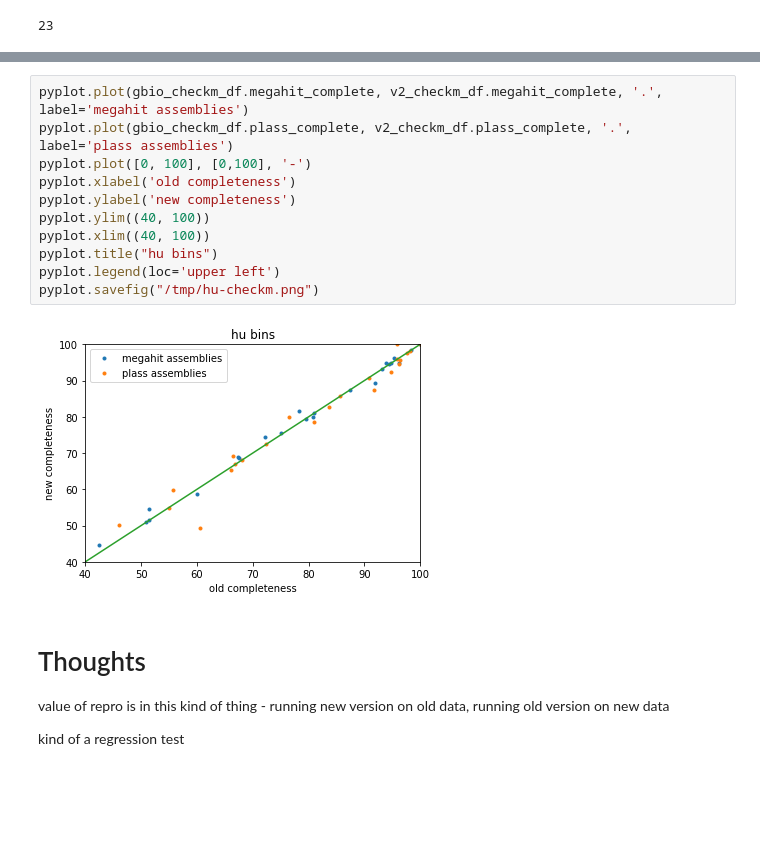
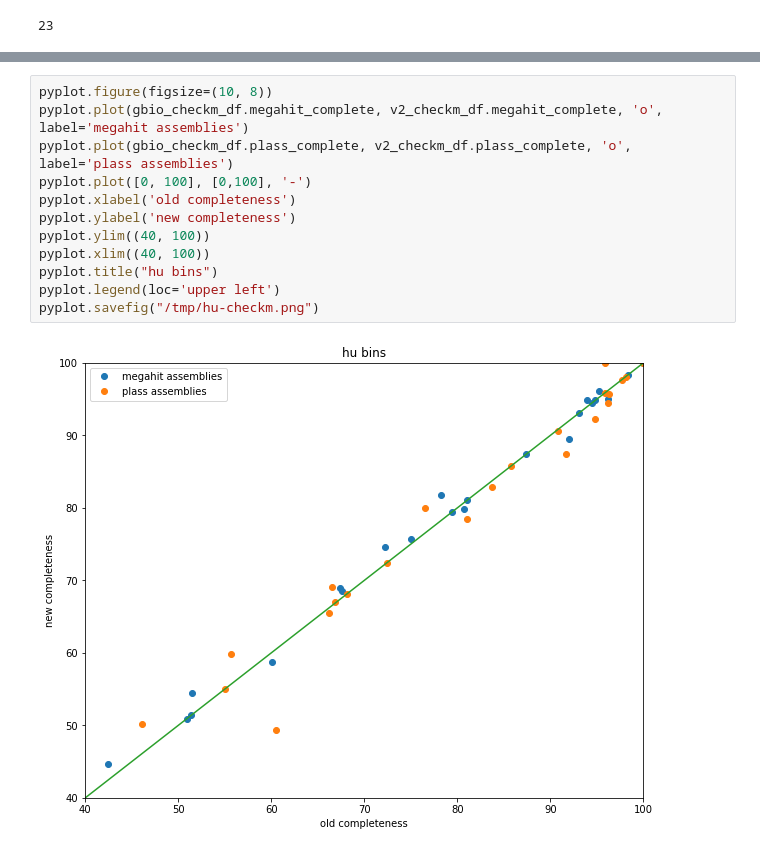
Before and after one commit to ctb/2020-rerun-hu-s1, a Jupyter notebook: compare-v2.ipynb, the cells around one changed output, grey strips where cells are left out. Drawn from its saved outputs; the diff is of its cells as text; blank space fills up the shorter version.

```diff
--- a/compare-v2.ipynb
+++ b/compare-v2.ipynb
@@ -254,19 +257,14 @@ pyplot.plot(gbio_checkm_df.bin_complete, v2_checkm_df.bin_complete, '.-')
 # %%
-pyplot.plot(gbio_checkm_df.megahit_complete, v2_checkm_df.megahit_complete, '.', label='megahit assemblies')
-pyplot.plot(gbio_checkm_df.plass_complete, v2_checkm_df.plass_complete, '.', label='plass assemblies')
+pyplot.figure(figsize=(10, 8))
+pyplot.plot(gbio_checkm_df.megahit_complete, v2_checkm_df.megahit_complete, 'o', label='megahit assemblies')
+pyplot.plot(gbio_checkm_df.plass_complete, v2_checkm_df.plass_complete, 'o', label='plass assemblies')
 pyplot.plot([0, 100], [0,100], '-')
 pyplot.xlabel('old completeness')
 pyplot.ylabel('new completeness')
 pyplot.ylim((40, 100))
 pyplot.xlim((40, 100))
 pyplot.title("hu bins")
 pyplot.legend(loc='upper left')
 pyplot.savefig("/tmp/hu-checkm.png")
 # %% [output]
-[figure, old version]
+[figure, new version]
-# %% [markdown]
-# Thoughts
-
-value of repro is in this kind of thing - running new version on old data, running old version on new data
-
-kind of a regression test
```
Also changed, not shown: parts of 3 cells of this notebook.
